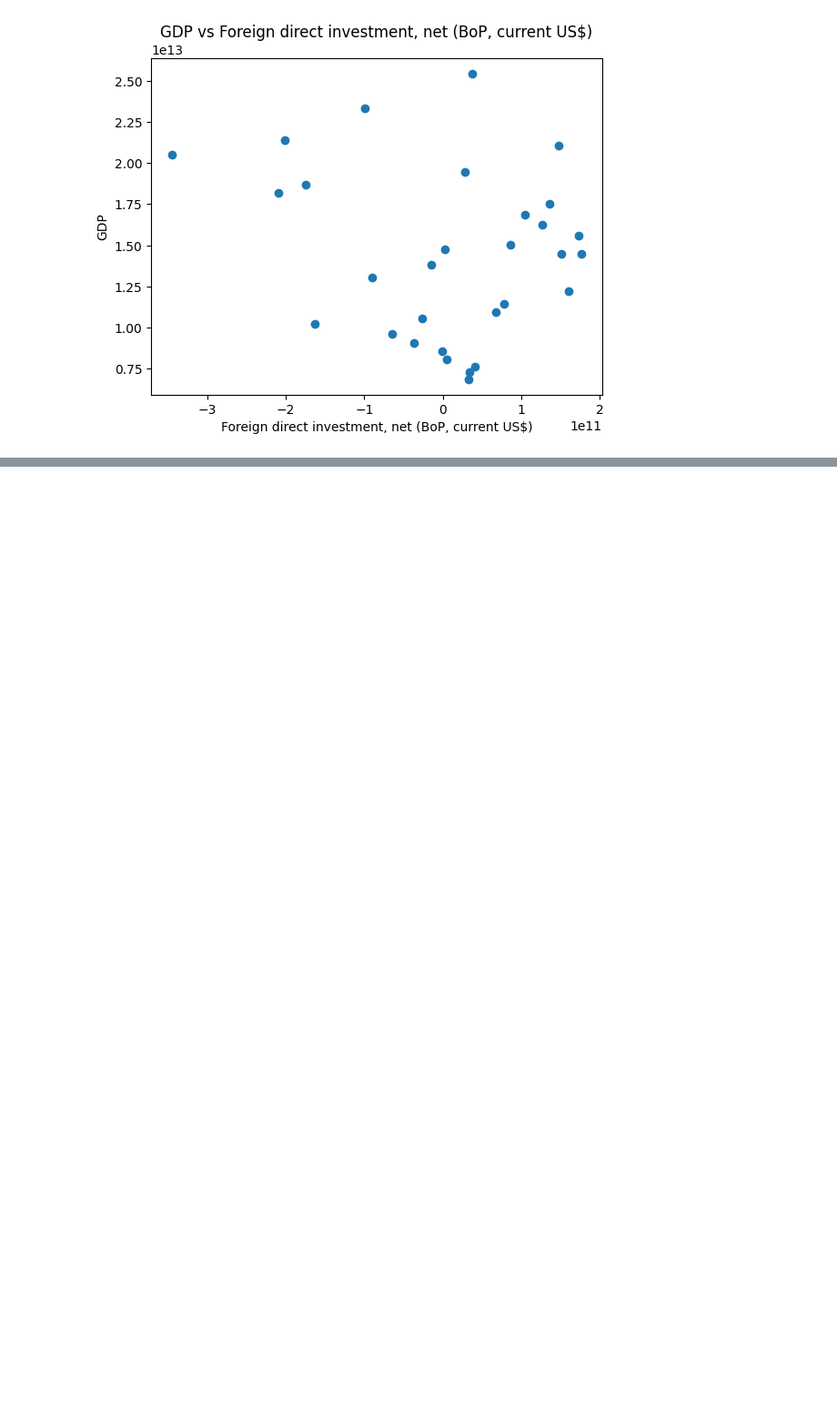
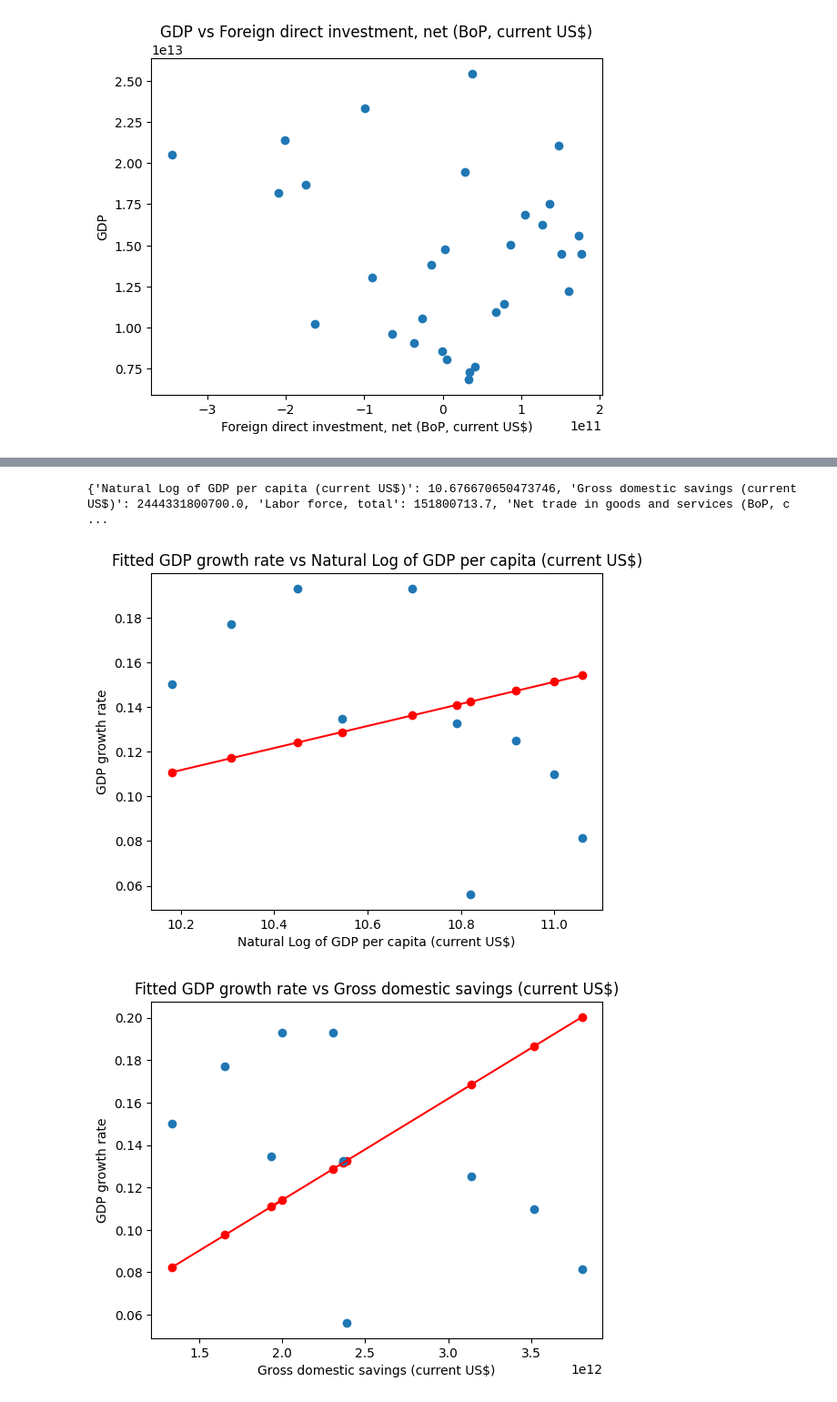
Before and after one commit to adityapentyala/egd-assignment, a Jupyter notebook: src/usa_regression.ipynb, the cells around one changed output, grey strips where cells are left out. Shown at 91% size. Saved outputs shown, nothing was run; the diff lists cells and outputs as text; code cells hidden in the pictures; blank space fills up the shorter version.

Commit message:
add regression lines for X

```diff
--- a/src/usa_regression.ipynb
+++ b/src/usa_regression.ipynb
@@ -112,0 +133,25 @@ strong multicollinearity or other numerical problems.
+# %%
+def plot_reg_lines(X, y, model):
+    means = {}
+    for col in X.columns[1:]:
+        means[col] = np.mean(X[col])
+    mean_y = 0
+    for col in X.columns[1:]:
+        mean_y+=model.params[col]*means[col]
+    print(means)
+    for col in X.columns[1:]:
+        plt.figure()
+        pred_y = model.params[col]*X[col] + model.params["const"] + mean_y - model.params[col]*means[col]
+        plt.plot(X[col], pred_y, color="red")
+        plt.scatter(X[col], pred_y, color="red")
+        plt.scatter(X[col], y)
+        plt.title(f"Fitted GDP growth rate vs {col}")
+        plt.xlabel(col)
+        plt.ylabel("GDP growth rate")
+        plt.show()
+# %%
+plot_reg_lines(X, y, model)
+# %% [output]
+{'Natural Log of GDP per capita (current US$)': 10.676670650473746, 'Gross domestic savings (current US$)': 2444331800700.0, 'Labor force, total': 151800713.7, 'Net trade in goods and services (BoP, c ...
+[figure, added]
+[figure, added]
```
Also changed, not shown: parts of 4 cells of this notebook, 1 other file.
